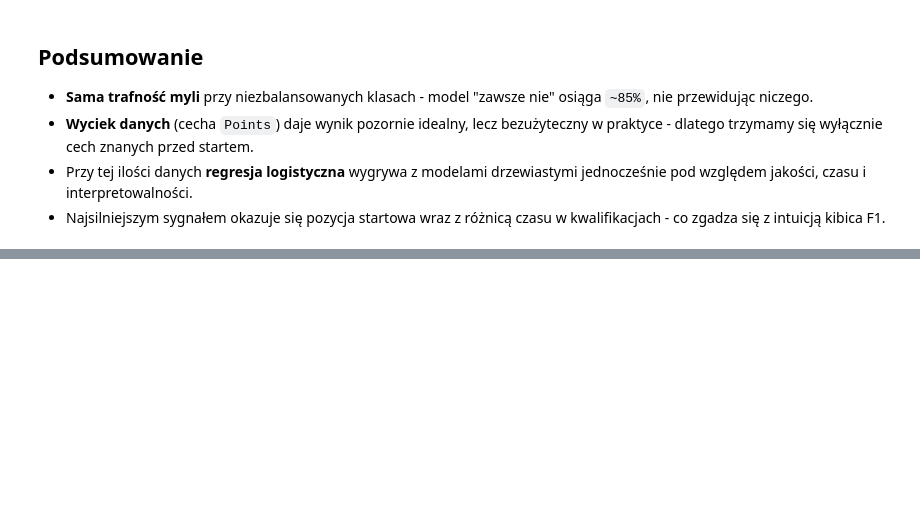
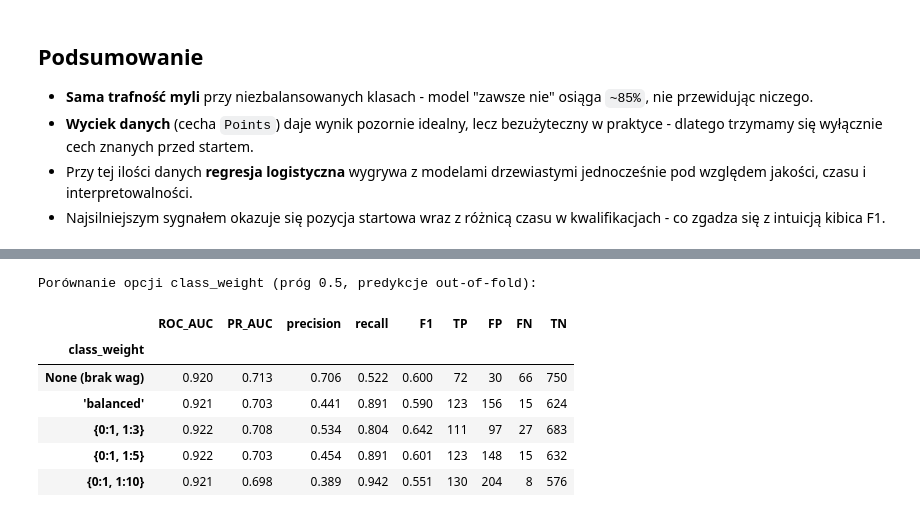
Before and after one commit to straightchlorine/f1-ml-lab, a Jupyter notebook: notebooks/04-classification-podium.ipynb, the cells around one changed output, grey strips where cells are left out. Drawn from its saved outputs; the diff is of its cells as text; code cells hidden in the pictures; blank space fills up the shorter version.

```diff
--- a/notebooks/04-classification-podium.ipynb
+++ b/notebooks/04-classification-podium.ipynb
@@ -339,0 +436,52 @@ zapisano clf_predictions.parquet (918, 14) oraz clf_benchmark.parquet
+# %%
+# Porównujemy różne ustawienia `class_weight` na tej samej walidacji out-of-fold.
+# `None` - brak wag (klasy traktowane równo), `'balanced'` - wagi odwrotne do liczebności,
+# oraz ręczne wagi {0:1, 1:k}, które k-krotnie mocniej karzą przeoczenie podium.
+from sklearn.metrics import (roc_auc_score, average_precision_score, confusion_matrix,
+                             precision_score, recall_score, f1_score)
+
+def pre_cw():
+    # świeży preprocesor dla każdego wariantu (one-hot dla zespołu, skalowanie cech liczbowych)
+    return ColumnTransformer([
+        ('cat', OneHotEncoder(handle_unknown='ignore', sparse_output=False), cat_cols),
+        ('num', StandardScaler(), num_cols)])
+
+# warianty wag klasy: brak, automatyczne 'balanced' oraz trzy ręczne nasilenia
+warianty = {
+    'None (brak wag)': None,
+    "'balanced'":      'balanced',
+    '{0:1, 1:3}':      {0: 1, 1: 3},
+    '{0:1, 1:5}':      {0: 1, 1: 5},
+    '{0:1, 1:10}':     {0: 1, 1: 10},
+}
+
+wiersze = []
+for nazwa, cw in warianty.items():
+    model = Pipeline([('pre', pre_cw()),
+                      ('clf', LogisticRegression(class_weight=cw, max_iter=1000))])
+    # predykcje out-of-fold - każdy wiersz oceniany przez model, który go nie widział
+    proba = cross_val_predict(model, X, y, cv=cv, method='predict_proba')[:, 1]
+    pred = (proba >= 0.5).astype(int)          # decyzja przy domyślnym progu 0.5
+    tn, fp, fn, tp = confusion_matrix(y, pred).ravel()
+    wiersze.append({
+        'class_weight': nazwa,
+        'ROC_AUC':   roc_auc_score(y, proba),
+        'PR_AUC':    average_precision_score(y, proba),
+        'precision': precision_score(y, pred, zero_division=0),
+        'recall':    recall_score(y, pred, zero_division=0),
+        'F1':        f1_score(y, pred, zero_division=0),
+        'TP': tp, 'FP': fp, 'FN': fn, 'TN': tn,
+    })
+
+tabela_cw = pd.DataFrame(wiersze).set_index('class_weight').round(3)
+print('Porównanie opcji class_weight (próg 0.5, predykcje out-of-fold):')
+tabela_cw
+# %% [output]
+Porównanie opcji class_weight (próg 0.5, predykcje out-of-fold):
+|  | ROC_AUC | PR_AUC | precision | recall | F1 | TP | FP | FN | TN |
+| class_weight |  |  |  |  |  |  |  |  |  |
+| None (brak wag) | 0.920 | 0.713 | 0.706 | 0.522 | 0.600 | 72 | 30 | 66 | 750 |
+| 'balanced' | 0.921 | 0.703 | 0.441 | 0.891 | 0.590 | 123 | 156 | 15 | 624 |
+| {0:1, 1:3} | 0.922 | 0.708 | 0.534 | 0.804 | 0.642 | 111 | 97 | 27 | 683 |
+| {0:1, 1:5} | 0.922 | 0.703 | 0.454 | 0.891 | 0.601 | 123 | 148 | 15 | 632 |
+| {0:1, 1:10} | 0.921 | 0.698 | 0.389 | 0.942 | 0.551 | 130 | 204 | 8 | 576 |
```
Also changed, not shown: parts of 28 cells of this notebook, 5 other files.
